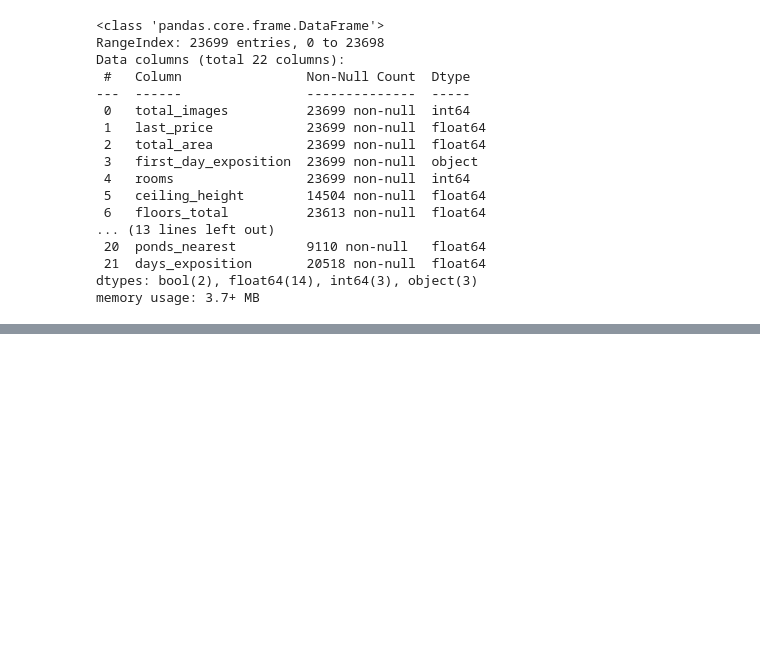
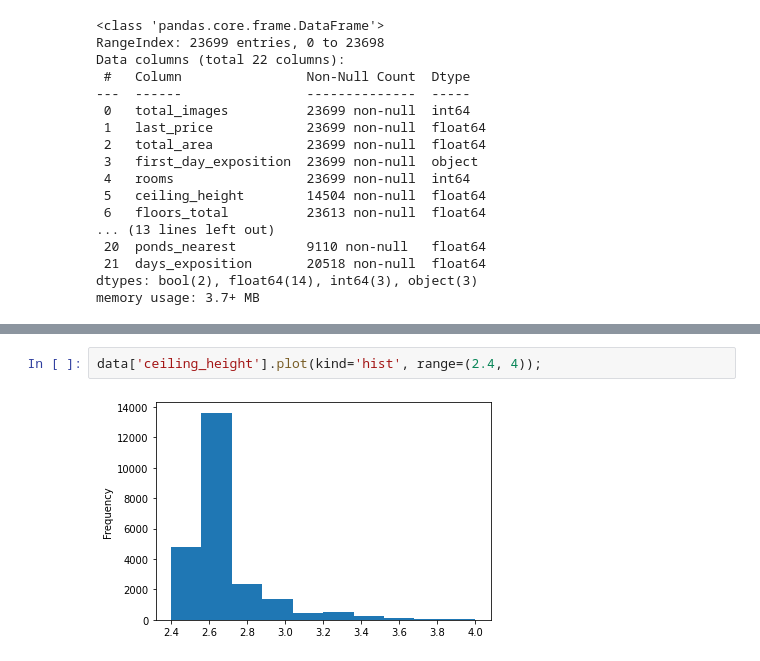
Before and after one commit to dmakarchikov/yap_sprint_5_spb_house_cost, a Jupyter notebook: project_5.ipynb, the cells around one changed output, grey strips where cells are left out. Saved outputs shown, nothing was run; the diff lists cells and outputs as text; blank space fills up the shorter version.

```diff
--- a/project_5.ipynb
+++ b/project_5.ipynb
@@ -57,0 +151,4 @@ TypeError: 'method' object is not subscriptable
+# %%
+data['ceiling_height'].plot(kind='hist', range=(2.4, 4));
+# %% [output]
+[figure, added]
```
Also changed, not shown: parts of 101 cells of this notebook.
